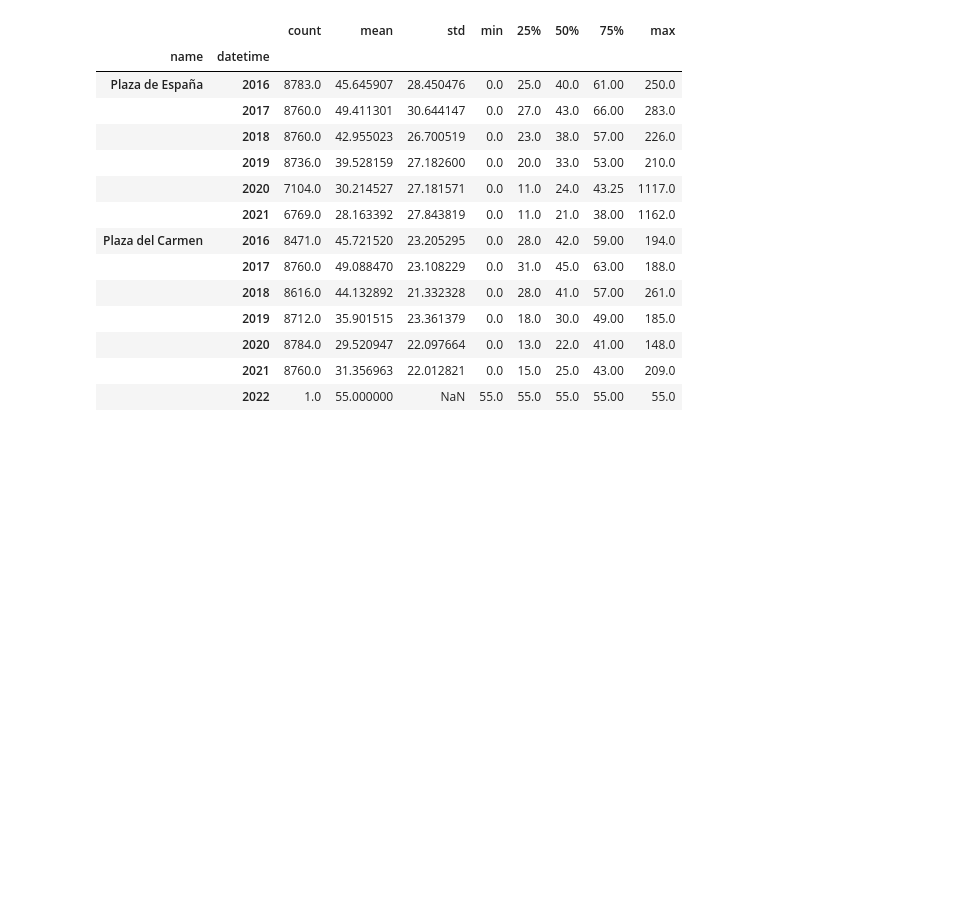
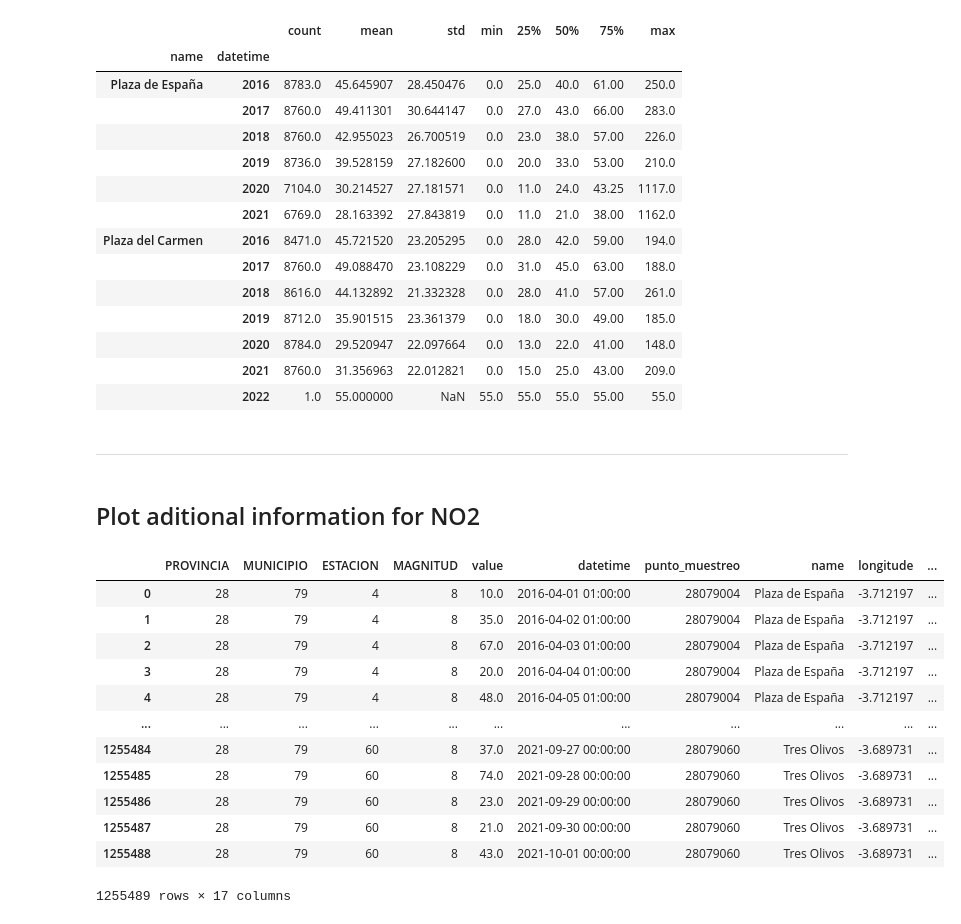
Before and after one commit to Pheithar/socialdata_madridcentral, a Jupyter notebook: Laurine - air quality - exploratory notebook.ipynb, the cells around one changed output. Cells and saved outputs as stored; diff of their text form; code cells hidden in the pictures; blank space fills up the shorter version.

```diff
--- a/Laurine - air quality - exploratory notebook.ipynb
+++ b/Laurine - air quality - exploratory notebook.ipynb
@@ -246,3 +420,30 @@ df_focus2.groupby([df_focus2.name, df_focus2.datetime.dt.year]).describe()['valu
 |  | 2020 | 8784.0 | 29.520947 | 22.097664 | 0.0 | 13.0 | 22.0 | 41.00 | 148.0 |
 |  | 2021 | 8760.0 | 31.356963 | 22.012821 | 0.0 | 15.0 | 25.0 | 43.00 | 209.0 |
 |  | 2022 | 1.0 | 55.000000 | NaN | 55.0 | 55.0 | 55.0 | 55.00 | 55.0 |
+# %% [markdown]
+---
+# %% [markdown]
+## Plot aditional information for NO2
+# %%
+df_no2 = df[df["MAGNITUD"]== 8].reset_index(drop=True)
+df_no2["day"] = df_no2["datetime"].dt.day
+df_no2["month"] = df_no2["datetime"].dt.month
+df_no2["year"] = df_no2["datetime"].dt.year
+df_no2["day_of_week"] = df_no2["datetime"].dt.day_name()
+
+df_no2 = df_no2[df_no2["year"].isin(range(2016, 2022))].reset_index(drop=True)
+df_no2
+# %% [output]
+|  | PROVINCIA | MUNICIPIO | ESTACION | MAGNITUD | value | datetime | punto_muestreo | name | longitude | ... |
+| 0 | 28 | 79 | 4 | 8 | 10.0 | 2016-04-01 01:00:00 | 28079004 | Plaza de España | -3.712197 | ... |
+| 1 | 28 | 79 | 4 | 8 | 35.0 | 2016-04-02 01:00:00 | 28079004 | Plaza de España | -3.712197 | ... |
+| 2 | 28 | 79 | 4 | 8 | 67.0 | 2016-04-03 01:00:00 | 28079004 | Plaza de España | -3.712197 | ... |
+| 3 | 28 | 79 | 4 | 8 | 20.0 | 2016-04-04 01:00:00 | 28079004 | Plaza de España | -3.712197 | ... |
+| 4 | 28 | 79 | 4 | 8 | 48.0 | 2016-04-05 01:00:00 | 28079004 | Plaza de España | -3.712197 | ... |
+| ... | ... | ... | ... | ... | ... | ... | ... | ... | ... | ... |
+| 1255484 | 28 | 79 | 60 | 8 | 37.0 | 2021-09-27 00:00:00 | 28079060 | Tres Olivos | -3.689731 | ... |
+| 1255485 | 28 | 79 | 60 | 8 | 74.0 | 2021-09-28 00:00:00 | 28079060 | Tres Olivos | -3.689731 | ... |
+| 1255486 | 28 | 79 | 60 | 8 | 23.0 | 2021-09-29 00:00:00 | 28079060 | Tres Olivos | -3.689731 | ... |
+| 1255487 | 28 | 79 | 60 | 8 | 21.0 | 2021-09-30 00:00:00 | 28079060 | Tres Olivos | -3.689731 | ... |
+| 1255488 | 28 | 79 | 60 | 8 | 43.0 | 2021-10-01 00:00:00 | 28079060 | Tres Olivos | -3.689731 | ... |
+1255489 rows × 17 columns
```
Also changed, not shown: parts of 25 cells of this notebook.
